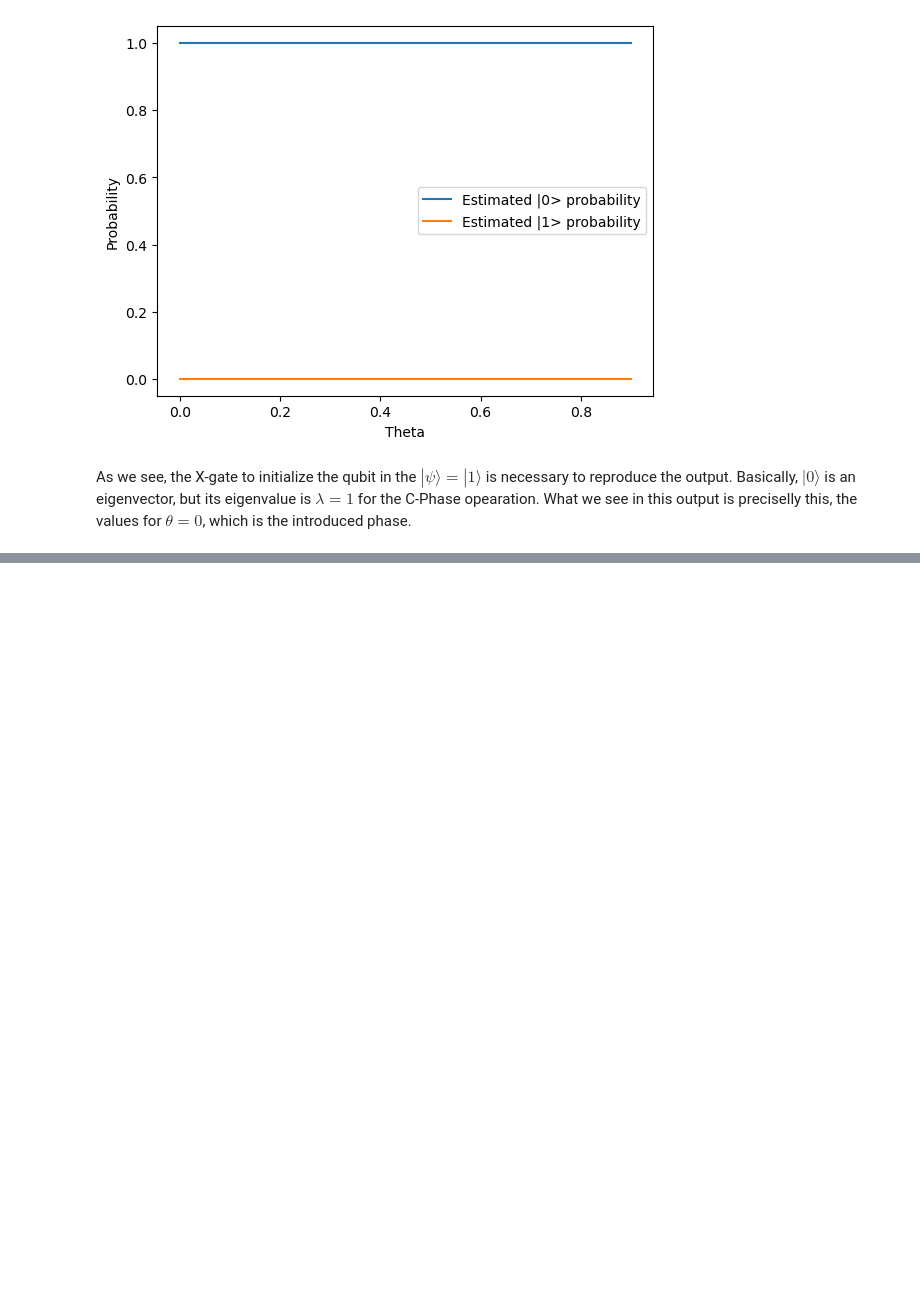
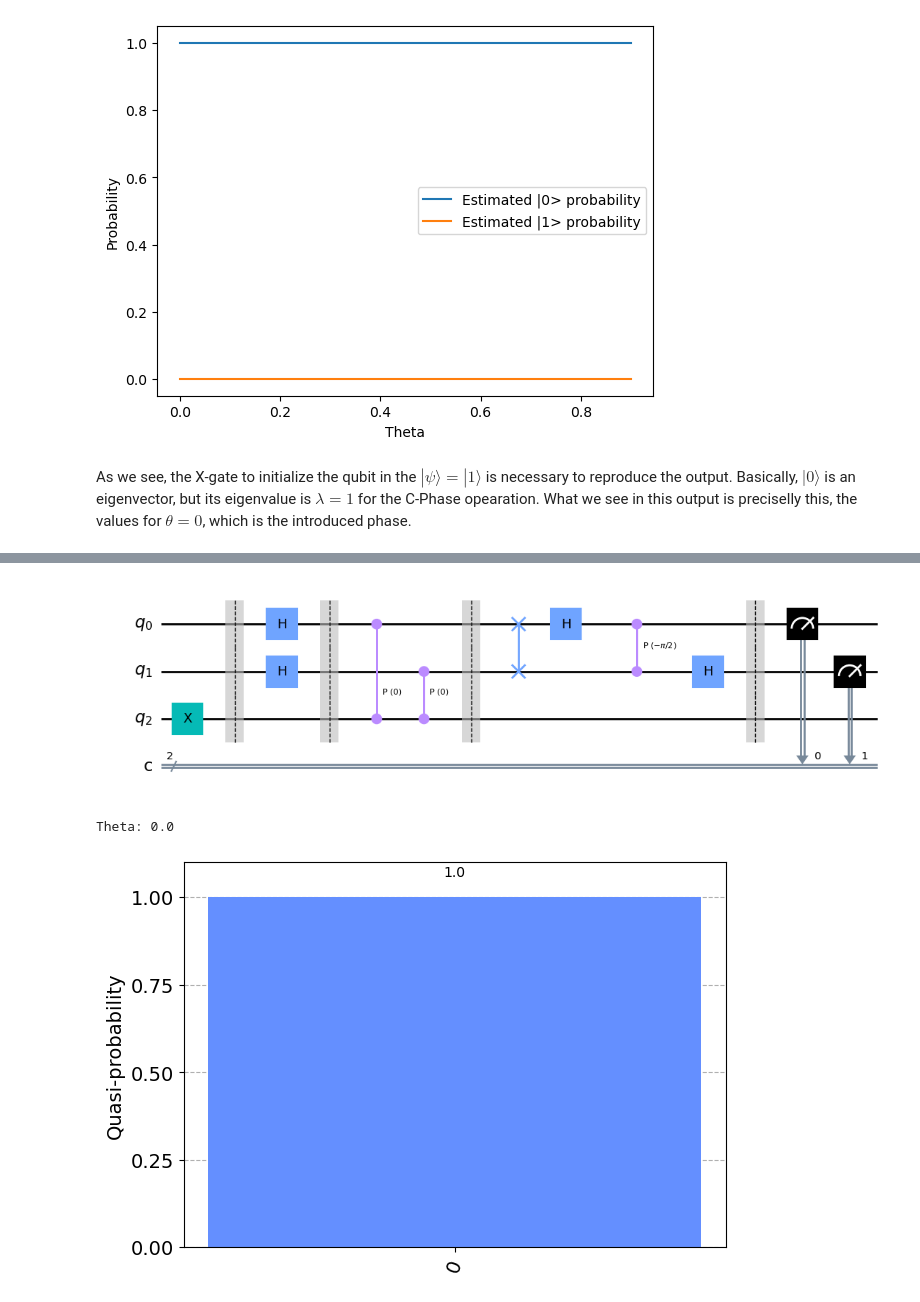
Before and after one commit to jacobopadin/quantum-computing, a Jupyter notebook: Shor's algorithm.ipynb, the cells around one changed output, grey strips where cells are left out. Cells and saved outputs as stored; diff of their text form; code cells hidden in the pictures; blank space fills up the shorter version.

Commit message:
Updated Shor's algorithm. Two-qubit approximation and n-qubit approximation

```diff
--- a/Shor's algorithm.ipynb
+++ b/Shor's algorithm.ipynb
@@ -100,6 +100,7 @@ def one_qubit_phase_estimation(qc, theta, draw_circuit=True):
         display(qc.draw("mpl"))
 # %%
 from qiskit.primitives import Sampler
+import matplotlib.pyplot as plt
 
 thetas = [0, 0.1, 0.2, 0.3, 0.4, 0.5, 0.6, 0.7, 0.8, 0.9]  # Can be changed to any value between 0 and 1
 results_zero = []
@@ -118,12 +119,6 @@ for theta in thetas:
     one_qubit_phase_estimation(qc, theta, draw_circuit=drawing)
 
     measurements = Sampler().run(qc).result().quasi_dists[0]
-    results.append(measurements)
-
-    display({   # Calculate predicted results
-        0: cos(pi * theta) ** 2,
-        1: sin(pi * theta) ** 2
-    })
 
     if 0 in measurements:
         results_zero.append(measurements[0])
@@ -170,12 +155,6 @@ for theta in thetas:
     one_qubit_phase_estimation(qc, theta, draw_circuit=drawing)
 
     measurements = Sampler().run(qc).result().quasi_dists[0]
-    results.append(measurements)
-
-    display({   # Calculate predicted results
-        0: cos(pi * theta) ** 2,
-        1: sin(pi * theta) ** 2
-    })
 
     if 0 in measurements:
         results_zero.append(measurements[0])
@@ -210,0 +339,67 @@ As we see, the X-gate to initialize the qubit in the $|\psi\rangle = |1\rangle$
+# %%
+from qiskit.visualization import plot_histogram
+from qiskit.primitives import Sampler
+from matplotlib import pyplot as plt
+
+thetas = np.arange(0, 1, 0.05).tolist()
+
+zero = []
+one = []
+two = []
+three = []
+
+for theta in thetas:
+
+    qc = QuantumCircuit(3, 2)
+
+    if theta == 0:
+        drawing = True
+    else:
+        drawing = False
+
+    two_qubit_phase_estimation(qc, theta, draw_circuit=drawing)
+
+    result = Sampler().run(qc).result()
+
+    if 0 in result.quasi_dists[0]:
+        zero.append(result.quasi_dists[0][0])
+    else:
+        zero.append(0)
+
+    if 1 in result.quasi_dists[0]:
+        one.append(result.quasi_dists[0][1])
+    else:
+        one.append(0)
+
+    if 2 in result.quasi_dists[0]:
+        two.append(result.quasi_dists[0][2])
+    else:
+        two.append(0)
+
+    if 3 in result.quasi_dists[0]:
+        three.append(result.quasi_dists[0][3])
+    else:
+        three.append(0)
+
+    if theta == 0 or theta == 0.6000000000000001:
+        print(f"Theta: {theta}")
+        display(plot_histogram(result.quasi_dists))
+        print('-'*50)
+
+# colormap viridis
+cmap = plt.get_cmap("viridis")
+
+plt.figure()
+plt.plot(thetas, zero, color = cmap(0), label="Estimated |00> probability")
+plt.plot(thetas, one, color = cmap(0.3), label="Estimated |01> probability")
+plt.plot(thetas, two, color = cmap(0.6), label="Estimated |10> probability")
+plt.plot(thetas, three, color = cmap(0.9), label="Estimated |11> probability")
+plt.legend()
+plt.title("Two-qubit phase estimation")
+plt.xlabel("$\\theta$")
+plt.ylabel("Probability")
+plt.show()
+# %% [output]
+[figure, added]
+Theta: 0.0
+[figure, added]
```
Also changed, not shown: parts of 16 cells of this notebook.
